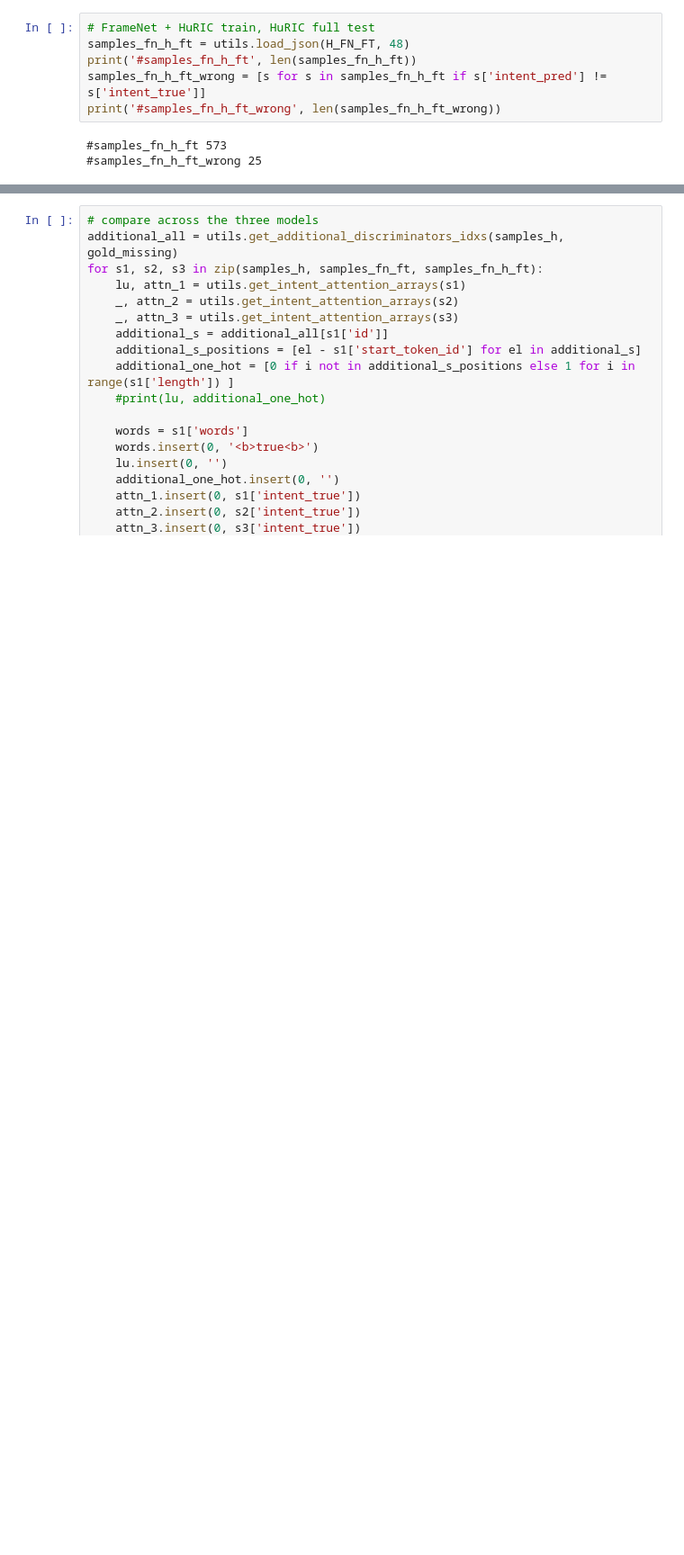
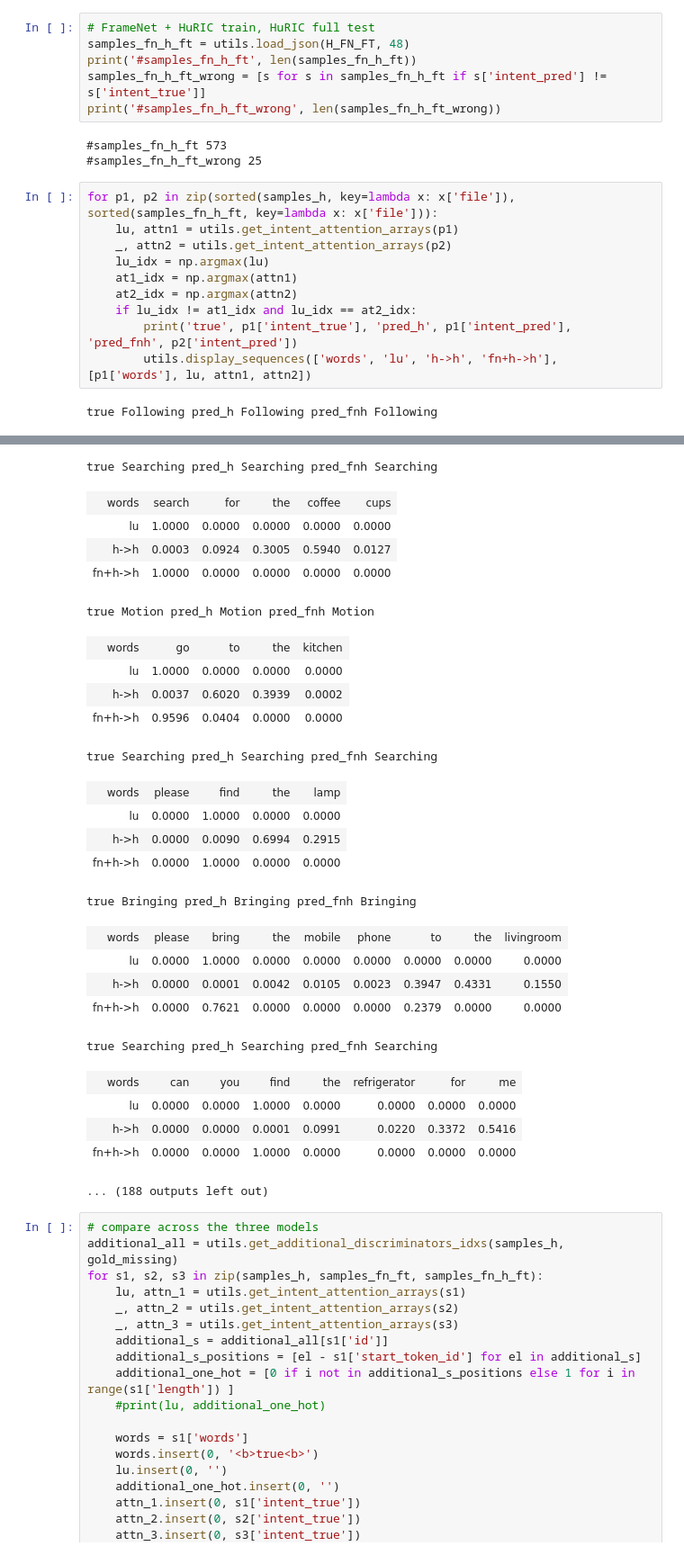
Before and after one commit to kmi-robots/hri-huric-rnn, a Jupyter notebook: notebooks/aaai_samples.ipynb, the cells around one changed output, grey strips where cells are left out. Shown at 90% size. Cells and saved outputs as stored; diff of their text form; blank space fills up the shorter version.

Commit message:
show samples with wrong attention

```diff
--- a/notebooks/aaai_samples.ipynb
+++ b/notebooks/aaai_samples.ipynb
@@ -38,3 +39,15 @@ print('#samples_fn_h_ft_wrong', len(samples_fn_h_ft_wrong))
 # %% [output]
 #samples_fn_h_ft 573
 #samples_fn_h_ft_wrong 25
+# %%
+for p1, p2 in zip(sorted(samples_h, key=lambda x: x['file']), sorted(samples_fn_h_ft, key=lambda x: x['file'])):
+    lu, attn1 = utils.get_intent_attention_arrays(p1)
+    _, attn2 = utils.get_intent_attention_arrays(p2)
+    lu_idx = np.argmax(lu)
+    at1_idx = np.argmax(attn1)
+    at2_idx = np.argmax(attn2)
+    if lu_idx != at1_idx and lu_idx == at2_idx:
+        print('true', p1['intent_true'], 'pred_h', p1['intent_pred'], 'pred_fnh', p2['intent_pred'])
+        utils.display_sequences(['words', 'lu', 'h->h', 'fn+h->h'], [p1['words'], lu, attn1, attn2])
+# %% [output]
+true Following pred_h Following pred_fnh Following
@@ -41,3 +58,29 @@ print('#samples_fn_h_ft_wrong', len(samples_fn_h_ft_wrong))
+true Searching pred_h Searching pred_fnh Searching
+| words | search | for | the | coffee | cups |
+| lu | 1.0000 | 0.0000 | 0.0000 | 0.0000 | 0.0000 |
+| h->h | 0.0003 | 0.0924 | 0.3005 | 0.5940 | 0.0127 |
+| fn+h->h | 1.0000 | 0.0000 | 0.0000 | 0.0000 | 0.0000 |
+true Motion pred_h Motion pred_fnh Motion
+| words | go | to | the | kitchen |
+| lu | 1.0000 | 0.0000 | 0.0000 | 0.0000 |
+| h->h | 0.0037 | 0.6020 | 0.3939 | 0.0002 |
+| fn+h->h | 0.9596 | 0.0404 | 0.0000 | 0.0000 |
+true Searching pred_h Searching pred_fnh Searching
+| words | please | find | the | lamp |
+| lu | 0.0000 | 1.0000 | 0.0000 | 0.0000 |
+| h->h | 0.0000 | 0.0090 | 0.6994 | 0.2915 |
+| fn+h->h | 0.0000 | 1.0000 | 0.0000 | 0.0000 |
+true Bringing pred_h Bringing pred_fnh Bringing
+| words | please | bring | the | mobile | phone | to | the | livingroom |
+| lu | 0.0000 | 1.0000 | 0.0000 | 0.0000 | 0.0000 | 0.0000 | 0.0000 | 0.0000 |
+| h->h | 0.0000 | 0.0001 | 0.0042 | 0.0105 | 0.0023 | 0.3947 | 0.4331 | 0.1550 |
+| fn+h->h | 0.0000 | 0.7621 | 0.0000 | 0.0000 | 0.0000 | 0.2379 | 0.0000 | 0.0000 |
+true Searching pred_h Searching pred_fnh Searching
+| words | can | you | find | the | refrigerator | for | me |
+| lu | 0.0000 | 0.0000 | 1.0000 | 0.0000 | 0.0000 | 0.0000 | 0.0000 |
+| h->h | 0.0000 | 0.0000 | 0.0001 | 0.0991 | 0.0220 | 0.3372 | 0.5416 |
+| fn+h->h | 0.0000 | 0.0000 | 1.0000 | 0.0000 | 0.0000 | 0.0000 | 0.0000 |
+... (188 outputs left out)
 # %%
 # compare across the three models
 additional_all = utils.get_additional_discriminators_idxs(samples_h, gold_missing)
```
Also changed, not shown: parts of 2 cells of this notebook.
